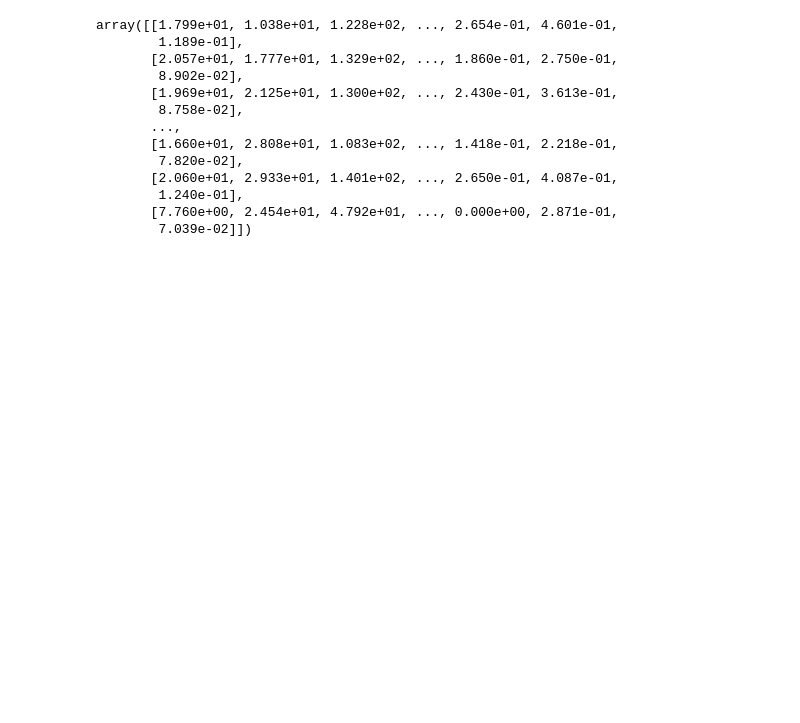
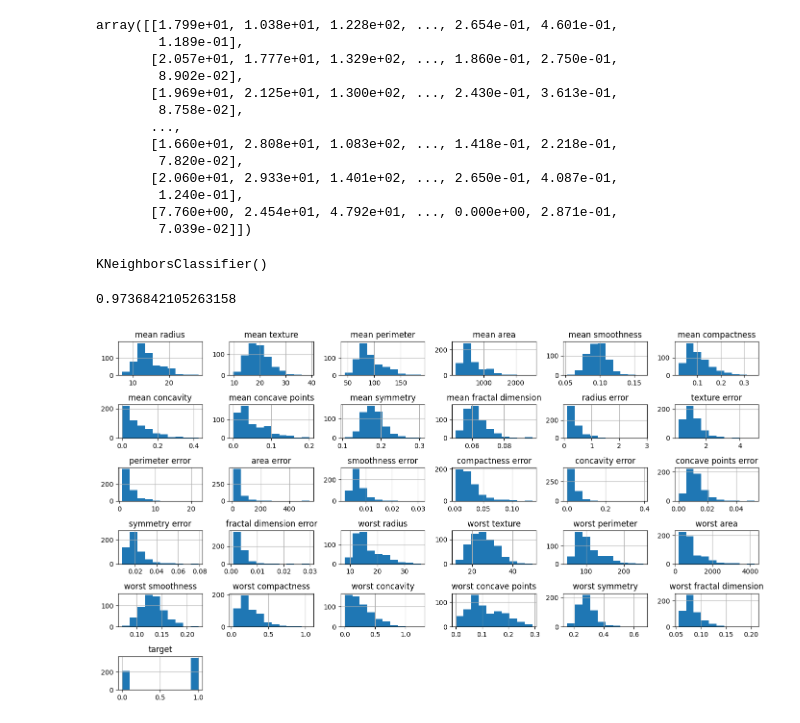
Before and after one commit to AkshithGowda/Data-science-journey, a Jupyter notebook: scikit_LEARN.ipynb, the cells around one changed output. Drawn from its saved outputs; the diff is of its cells as text; code cells hidden in the pictures; blank space fills up the shorter version.

```diff
--- a/scikit_LEARN.ipynb
+++ b/scikit_LEARN.ipynb
@@ -65,3 +67,18 @@ X_train, X_test, y_train , y_test =train_test_split(X,y,test_size=0.2)
 scaler=StandardScaler()
 X_train_scaled=scaler.fit_transform(X_train)
 X_test_scaled=scaler.transform(X_test)
+# %%
+knn=KNeighborsClassifier()
+knn.fit(X_train_scaled,y_train)
+# %% [output]
+KNeighborsClassifier()
+# %%
+print(knn.score(X_test_scaled,y_test))
+# %% [output]
+0.9736842105263158
+# %%
+import matplotlib.pyplot as plt
+data.hist(figsize=(14,8))
+plt.tight_layout()
+# %% [output]
+[figure, added]
```
Also changed, not shown: parts of 6 cells of this notebook.
